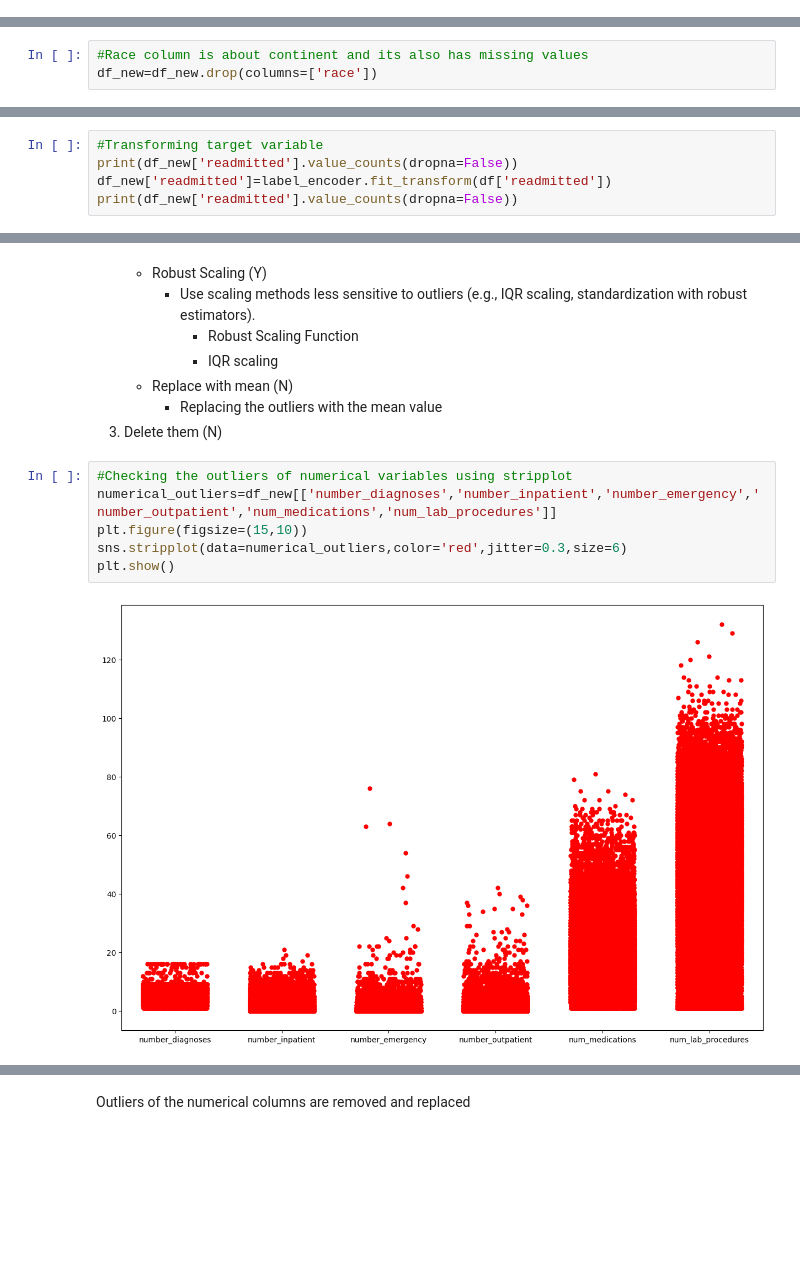
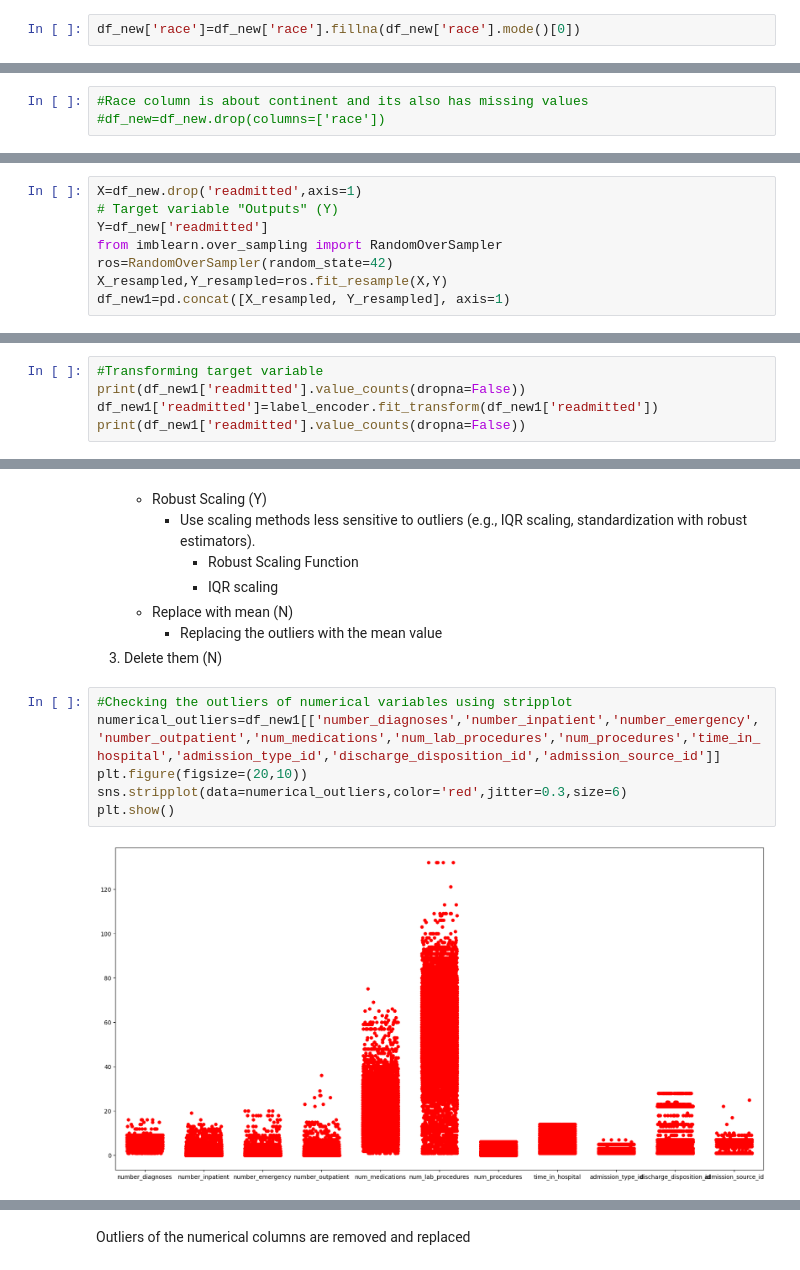
Before and after one commit to nikhilkurulibahulayan/determination-of-the-early-readmission-of-the-patient, a Jupyter notebook: project.ipynb, the cells around one changed output, grey strips where cells are left out. Drawn from its saved outputs; the diff is of its cells as text; blank space fills up the shorter version.

```diff
--- a/project.ipynb
+++ b/project.ipynb
@@ -257,0 +308,2 @@ Name: count, dtype: int64
+# %%
+df_new['race']=df_new['race'].fillna(df_new['race'].mode()[0])
@@ -258,4 +320,4 @@ Name: count, dtype: int64
 # %%
 #Race column is about continent and its also has missing values
-df_new=df_new.drop(columns=['race'])
+#df_new=df_new.drop(columns=['race'])
 # %%
@@ -352,3 +417,11 @@ f('insulin')
+# %%
+X=df_new.drop('readmitted',axis=1)
+# Target variable "Outputs" (Y)
+Y=df_new['readmitted']
+from imblearn.over_sampling import RandomOverSampler
+ros=RandomOverSampler(random_state=42)
+X_resampled,Y_resampled=ros.fit_resample(X,Y)
+df_new1=pd.concat([X_resampled, Y_resampled], axis=1)
 # %%
 #Histogram distribution of numerical values, the distribution of histogram is also helps to find if there is outliers or not
 def n(i):
@@ -474,8 +580,8 @@ Name: count, dtype: int64
 -------------
 # %%
 #Transforming target variable
-print(df_new['readmitted'].value_counts(dropna=False))
-df_new['readmitted']=label_encoder.fit_transform(df['readmitted'])
-print(df_new['readmitted'].value_counts(dropna=False))
+print(df_new1['readmitted'].value_counts(dropna=False))
+df_new1['readmitted']=label_encoder.fit_transform(df_new1['readmitted'])
+print(df_new1['readmitted'].value_counts(dropna=False))
 # %% [output]
 readmitted
@@ -510,10 +625,10 @@ Name: count, dtype: int64
 3. Delete them (N)
 # %%
 #Checking the outliers of numerical variables using stripplot
-numerical_outliers=df_new[['number_diagnoses','number_inpatient','number_emergency','number_outpatient','num_medications','num_lab_procedures']]
-plt.figure(figsize=(15,10))
+numerical_outliers=df_new1[['number_diagnoses','number_inpatient','number_emergency','number_outpatient','num_medications','num_lab_procedures','num_procedures','time_in_hospital','admission_type_id','discharge_disposition_id','admission_source_id']]
+plt.figure(figsize=(20,10))
 sns.stripplot(data=numerical_outliers,color='red',jitter=0.3,size=6)
 plt.show()
 # %% [output]
-[figure, old version]
+[figure, new version]
 # %%
```
Also changed, not shown: parts of 71 cells of this notebook.
